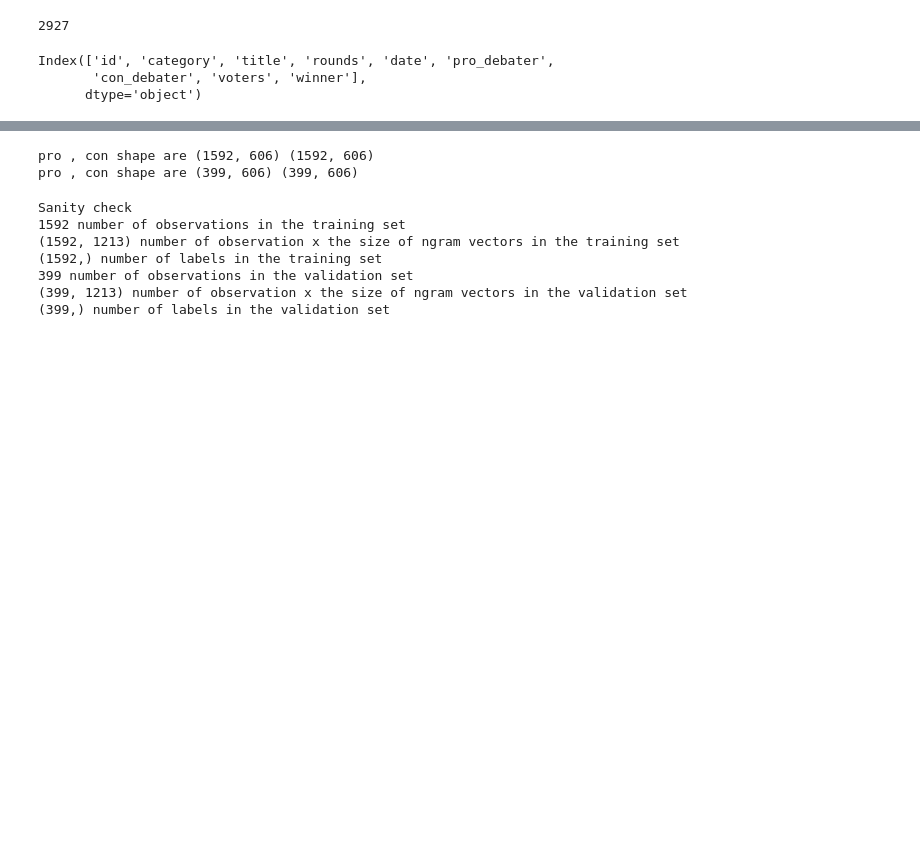
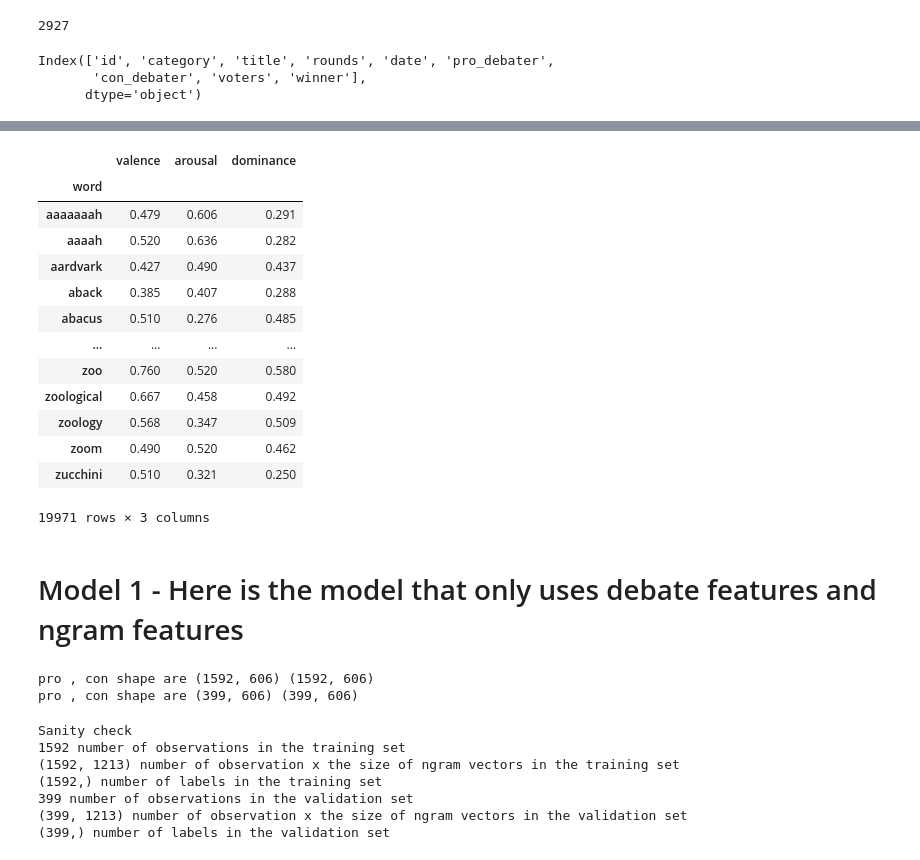
Before and after one commit to XingyuHe/NLP-HW1, a Jupyter notebook: exploration.ipynb, the cells around one changed output, grey strips where cells are left out. Cells and saved outputs as stored; diff of their text form; code cells hidden in the pictures; blank space fills up the shorter version.

```diff
--- a/exploration.ipynb
+++ b/exploration.ipynb
@@ -192,3 +204,37 @@ def get_all_feature_label(df, vectorizer):
+# %%
+# 1. Read connotation - 1 file
+# 2. NRC features - 2 files
+CONNOTATION = "./resources/lexica/connotation_lexicon_a.0.1.csv"
+NRC_LEXICON_VAD = "./resources/lexica/NRC-VAD-Lexicon-Aug2018Release/NRC-VAD-Lexicon.txt"
+NRC_LEXICON_SORTED_VALENCE = "./resources/lexica/NRC-VAD-Lexicon-Aug2018Release/OneFilePerDimension/v-scores.txt"
+NRC_LEXICON_SORTED_AROUSAL = "./resources/lexica/NRC-VAD-Lexicon-Aug2018Release/OneFilePerDimension/a-scores.txt"
+NRC_LEXICON_SORTED_DOMINANCE = "./resources/lexica/NRC-VAD-Lexicon-Aug2018Release/OneFilePerDimension/d-scores.txt"
+
+df_connotation = pd.read_csv(CONNOTATION, sep=",|_", header=None)
+df_connotation.columns = ["word", "pos", "connotation"] # word, part of speech, connotation
+df_connotation = df_connotation.set_index("word")
+df_nrc_vad = pd.read_csv(NRC_LEXICON_VAD, sep="	", header=None)
+df_nrc_vad.columns = ["word", "valence", "arousal", "dominance"]
+df_nrc_vad = df_nrc_vad.set_index("word")
+# %%
+df_nrc_vad
+# %% [output]
+|  | valence | arousal | dominance |
+| word |  |  |  |
+| aaaaaaah | 0.479 | 0.606 | 0.291 |
+| aaaah | 0.520 | 0.636 | 0.282 |
+| aardvark | 0.427 | 0.490 | 0.437 |
+| aback | 0.385 | 0.407 | 0.288 |
+| abacus | 0.510 | 0.276 | 0.485 |
+| ... | ... | ... | ... |
+| zoo | 0.760 | 0.520 | 0.580 |
+| zoological | 0.667 | 0.458 | 0.492 |
+| zoology | 0.568 | 0.347 | 0.509 |
+| zoom | 0.490 | 0.520 | 0.462 |
+| zucchini | 0.510 | 0.321 | 0.250 |
+19971 rows × 3 columns
+# %% [markdown]
+# Model 1 - Here is the model that only uses debate features and ngram features
 # %%
 # Extracting texts from training and testing data
 label_train = get_winner(df_train)
```
Also changed, not shown: parts of 1 cell of this notebook, 2 other files.
